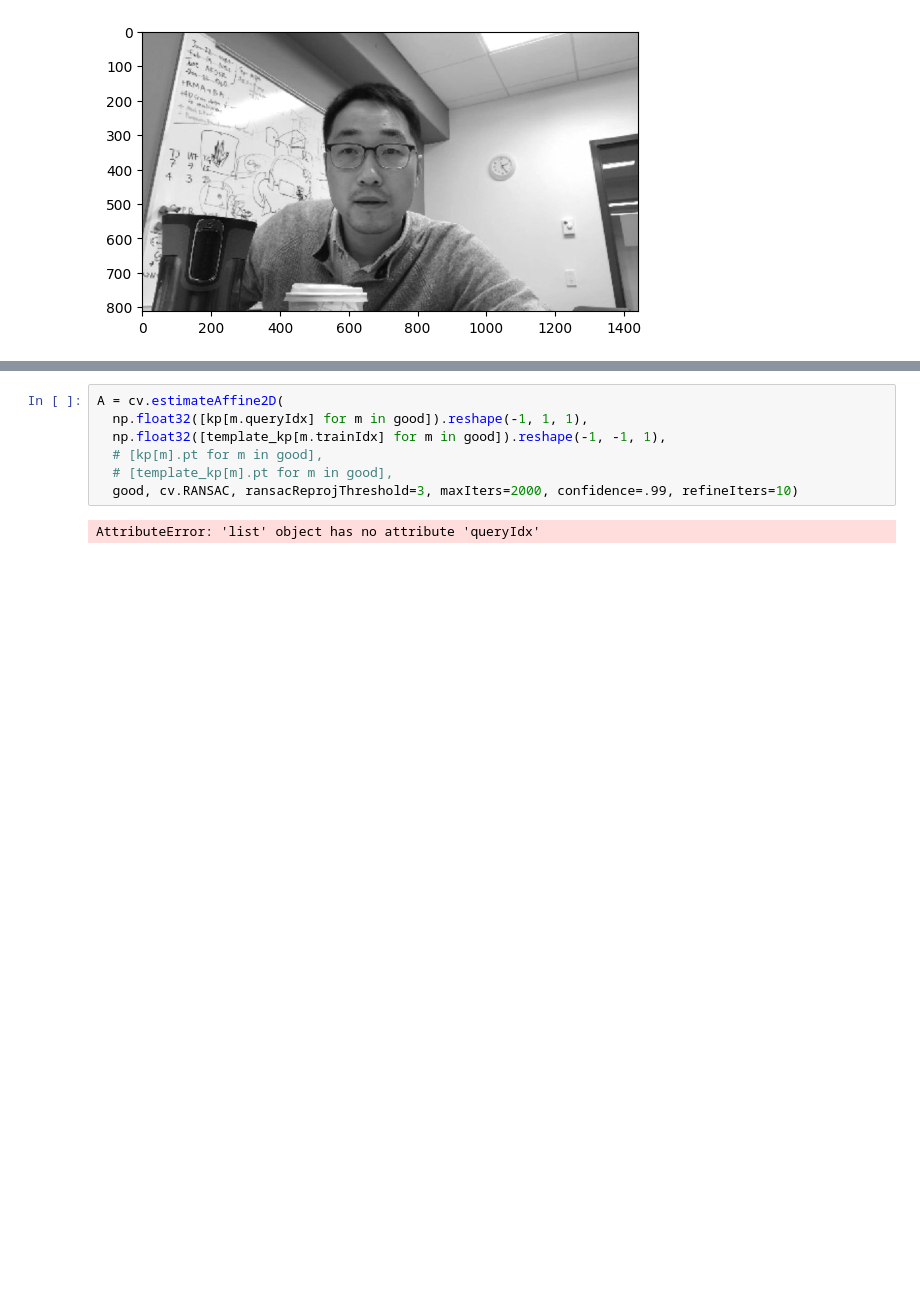
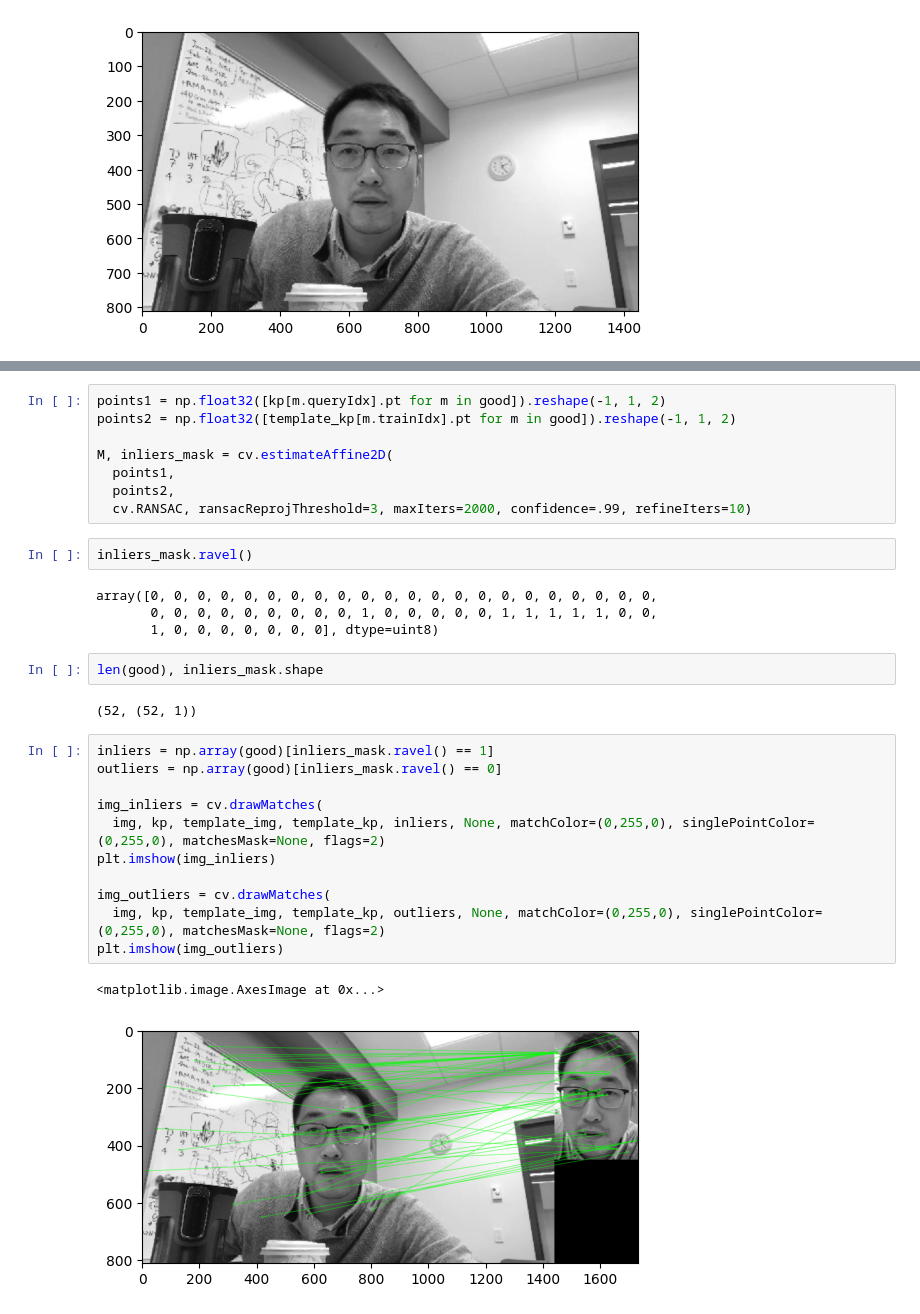
Before and after one commit to AlpriElse/Sandboxed, a Jupyter notebook: 2024-02_cv-toying/umn-cv-hw2.ipynb, the cells around one changed output, grey strips where cells are left out. Saved outputs shown, nothing was run; the diff lists cells and outputs as text; blank space fills up the shorter version.

```diff
--- a/2024-02_cv-toying/umn-cv-hw2.ipynb
+++ b/2024-02_cv-toying/umn-cv-hw2.ipynb
@@ -74,9 +66,32 @@ good[0]
 # %%
-A = cv.estimateAffine2D(
-  np.float32([kp[m.queryIdx] for m in good]).reshape(-1, 1, 1),
-  np.float32([template_kp[m.trainIdx] for m in good]).reshape(-1, -1, 1),
-  # [kp[m].pt for m in good],
-  # [template_kp[m].pt for m in good],
-  good, cv.RANSAC, ransacReprojThreshold=3, maxIters=2000, confidence=.99, refineIters=10)
+points1 = np.float32([kp[m.queryIdx].pt for m in good]).reshape(-1, 1, 2)
+points2 = np.float32([template_kp[m.trainIdx].pt for m in good]).reshape(-1, 1, 2)
+
+M, inliers_mask = cv.estimateAffine2D(
+  points1,
+  points2,
+  cv.RANSAC, ransacReprojThreshold=3, maxIters=2000, confidence=.99, refineIters=10)
-# %% [output]
-AttributeError: 'list' object has no attribute 'queryIdx'
+# %%
+inliers_mask.ravel()
+# %% [output]
+array([0, 0, 0, 0, 0, 0, 0, 0, 0, 0, 0, 0, 0, 0, 0, 0, 0, 0, 0, 0, 0, 0,
+       0, 0, 0, 0, 0, 0, 0, 0, 0, 1, 0, 0, 0, 0, 0, 1, 1, 1, 1, 1, 0, 0,
+       1, 0, 0, 0, 0, 0, 0, 0], dtype=uint8)
+# %%
+len(good), inliers_mask.shape
+# %% [output]
+(52, (52, 1))
+# %%
+inliers = np.array(good)[inliers_mask.ravel() == 1]
+outliers = np.array(good)[inliers_mask.ravel() == 0]
+
+img_inliers = cv.drawMatches(
+  img, kp, template_img, template_kp, inliers, None, matchColor=(0,255,0), singlePointColor=(0,255,0), matchesMask=None, flags=2)
+plt.imshow(img_inliers)
+
+img_outliers = cv.drawMatches(
+  img, kp, template_img, template_kp, outliers, None, matchColor=(0,255,0), singlePointColor=(0,255,0), matchesMask=None, flags=2)
+plt.imshow(img_outliers)
+# %% [output]
+<matplotlib.image.AxesImage at 0x...>
+[figure, added]
```
Also changed, not shown: parts of 8 cells of this notebook.
